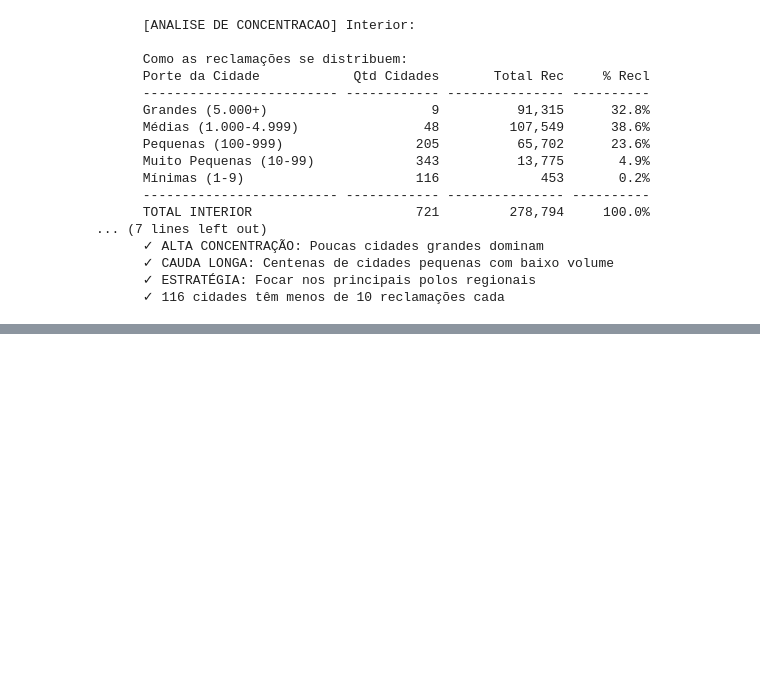
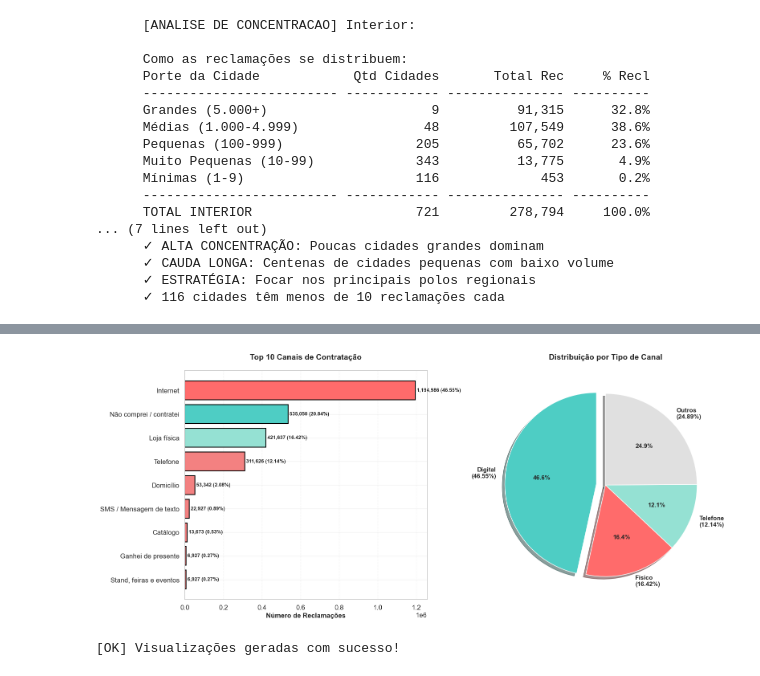
Before and after one commit to afloradda/projeto_mediacao_bancaria, a Jupyter notebook: analises/silver/notebooks_silver/01_perfil_consumidor.ipynb, the cells around one changed output, grey strips where cells are left out. Saved outputs shown, nothing was run; the diff lists cells and outputs as text; code cells hidden in the pictures; blank space fills up the shorter version.

```diff
--- a/analises/silver/notebooks_silver/01_perfil_consumidor.ipynb
+++ b/analises/silver/notebooks_silver/01_perfil_consumidor.ipynb
@@ -6520,0 +9346,70 @@ if capital_encontrada:
+# %%
+import matplotlib.pyplot as plt
+
+fig, (ax1, ax2) = plt.subplots(1, 2, figsize=(16, 7))
+
+# Gráfico 1: Top 10 Canais (Barras Horizontais)
+top10_canais = como_comprou.head(10)
+cores = ['#FF6B6B' if i == 0 else '#4ECDC4' if i == 1 else '#95E1D3' if i == 2 else '#F38181'
+         for i in range(len(top10_canais))]
+
+bars = ax1.barh(range(len(top10_canais)), top10_canais.values, color=cores,
+                edgecolor='black', linewidth=1.5)
+ax1.set_yticks(range(len(top10_canais)))
+ax1.set_yticklabels([c[:35] for c in top10_canais.index])  # Limitar tamanho
+ax1.set_xlabel('Número de Reclamações', fontsize=12, fontweight='bold')
+ax1.set_title('Top 10 Canais de Contratação', fontsize=14, fontweight='bold', pad=20)
+ax1.invert_yaxis()
+ax1.grid(axis='x', alpha=0.3, linestyle='--')
+
+# Adicionar valores e percentuais
+for i, (bar, v) in enumerate(zip(bars, top10_canais.values)):
+    width = bar.get_width()
+    pct = como_comprou_pct.iloc[i]
+    ax1.text(width, i, f' {v:,} ({pct}%)',
+             va='center', fontsize=9, fontweight='bold')
+
+# Gráfico 2: Pizza Digital vs Físico vs Telefone
+if digital_total + fisico_total + telefone_total > 0:
+    labels_tipo = []
+    sizes_tipo = []
+    colors_tipo = []
+
+    if digital_total > 0:
+        labels_tipo.append(f'Digital\n({digital_pct}%)')
+        sizes_tipo.append(digital_total)
+        colors_tipo.append('#4ECDC4')
+
+    if fisico_total > 0:
+        labels_tipo.append(f'Físico\n({fisico_pct}%)')
+        sizes_tipo.append(fisico_total)
+        colors_tipo.append('#FF6B6B')
+
+    if telefone_total > 0:
+        labels_tipo.append(f'Telefone\n({telefone_pct}%)')
+        sizes_tipo.append(telefone_total)
+        colors_tipo.append('#95E1D3')
+
+    if outros_total > 0:
+        labels_tipo.append(f'Outros\n({outros_pct}%)')
+        sizes_tipo.append(outros_total)
+        colors_tipo.append('#E0E0E0')
+
+    explode_tipo = [0.1 if i == 0 else 0 for i in range(len(sizes_tipo))]
+
+    ax2.pie(sizes_tipo, explode=explode_tipo, labels=labels_tipo, colors=colors_tipo,
+            autopct='%1.1f%%', shadow=True, startangle=90,
+            textprops={'fontsize': 11, 'fontweight': 'bold'})
+    ax2.set_title('Distribuição por Tipo de Canal', fontsize=14, fontweight='bold', pad=20)
+else:
+    ax2.text(0.5, 0.5, 'Classificação não disponível',
+             ha='center', va='center', fontsize=12)
+    ax2.axis('off')
+
+plt.tight_layout()
+plt.show()
+
+print("\n[OK] Visualizações geradas com sucesso!")
+# %% [output]
+[figure, added]
+[OK] Visualizações geradas com sucesso!
```
Also changed, not shown: parts of 248 cells of this notebook.
